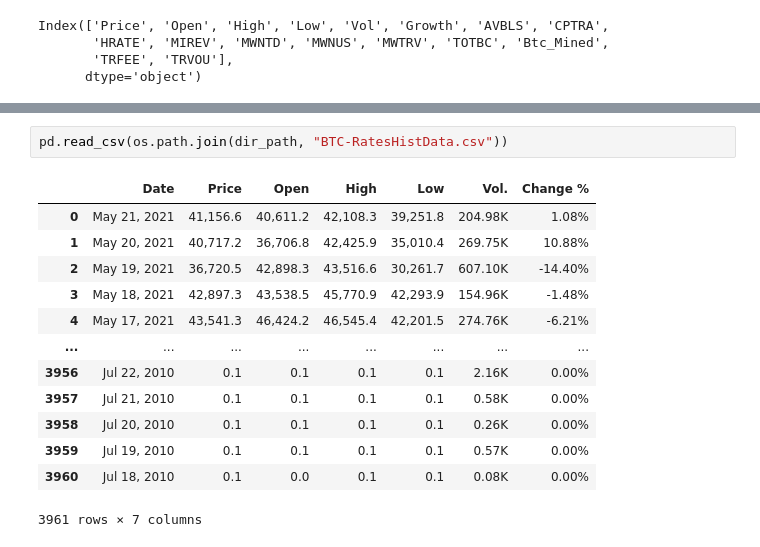
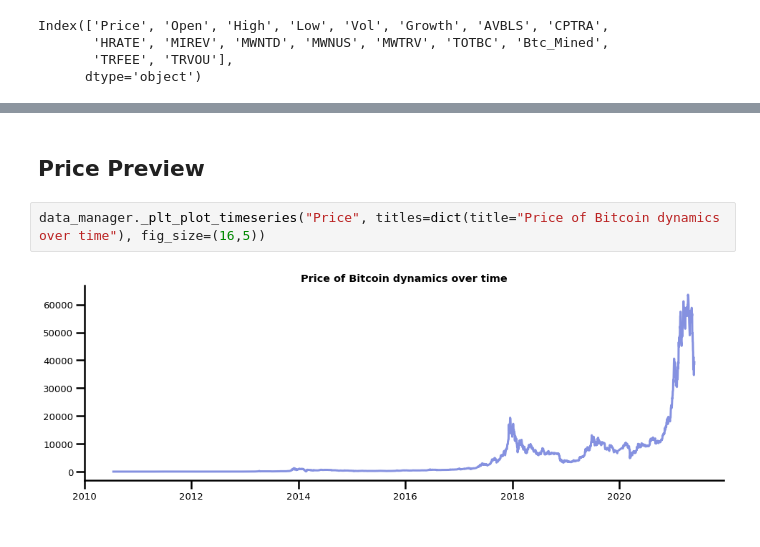
Before and after one commit to serg-razum-off/DFP-Numeric-2, a Jupyter notebook: train/btc_playground.ipynb, the cells around one changed output, grey strips where cells are left out. Drawn from its saved outputs; the diff is of its cells as text.

```diff
--- a/train/btc_playground.ipynb
+++ b/train/btc_playground.ipynb
@@ -90,19 +90,9 @@ data_manager.data_files_prop
 | 8 | BCHAIN-MWTRV.csv | Bitcoin My Wallet Transaction Volume | https://www.quandl.com/data/BCHAI... | https://www.quandl.com/api/v3/dat... |
 | 9 | BCHAIN-MWNUS.csv | Bitcoin My Wallet Number of Users | https://www.quandl.com/data/BCHAI... | https://www.quandl.com/api/v3/dat... |
 | 10 | BCHAIN-TRFEE.csv | Bitcoin Total Transaction Fees | https://www.quandl.com/data/BCHAI... | https://www.quandl.com/api/v3/dat... |
-# %%
-pd.read_csv(os.path.join(dir_path, "BTC-RatesHistData.csv"))
-# %% [output]
-|  | Date | Price | Open | High | Low | Vol. | Change % |
-| 0 | May 21, 2021 | 41,156.6 | 40,611.2 | 42,108.3 | 39,251.8 | 204.98K | 1.08% |
-| 1 | May 20, 2021 | 40,717.2 | 36,706.8 | 42,425.9 | 35,010.4 | 269.75K | 10.88% |
-| 2 | May 19, 2021 | 36,720.5 | 42,898.3 | 43,516.6 | 30,261.7 | 607.10K | -14.40% |
-| 3 | May 18, 2021 | 42,897.3 | 43,538.5 | 45,770.9 | 42,293.9 | 154.96K | -1.48% |
-| 4 | May 17, 2021 | 43,541.3 | 46,424.2 | 46,545.4 | 42,201.5 | 274.76K | -6.21% |
-| ... | ... | ... | ... | ... | ... | ... | ... |
-| 3956 | Jul 22, 2010 | 0.1 | 0.1 | 0.1 | 0.1 | 2.16K | 0.00% |
-| 3957 | Jul 21, 2010 | 0.1 | 0.1 | 0.1 | 0.1 | 0.58K | 0.00% |
-| 3958 | Jul 20, 2010 | 0.1 | 0.1 | 0.1 | 0.1 | 0.26K | 0.00% |
-| 3959 | Jul 19, 2010 | 0.1 | 0.1 | 0.1 | 0.1 | 0.57K | 0.00% |
-| 3960 | Jul 18, 2010 | 0.1 | 0.0 | 0.1 | 0.1 | 0.08K | 0.00% |
-3961 rows × 7 columns
+# %% [markdown]
+## Price Preview
+# %%
+data_manager._plt_plot_timeseries("Price", titles=dict(title="Price of Bitcoin dynamics over time"), fig_size=(16,5))
+# %% [output]
+[figure, added]
```
Also changed, not shown: parts of 5 cells of this notebook, 4 other files.
